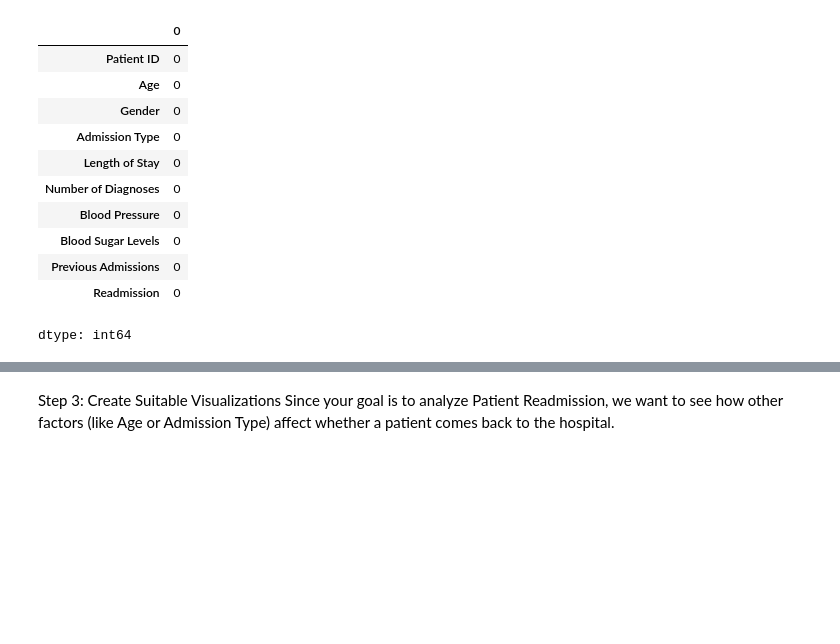
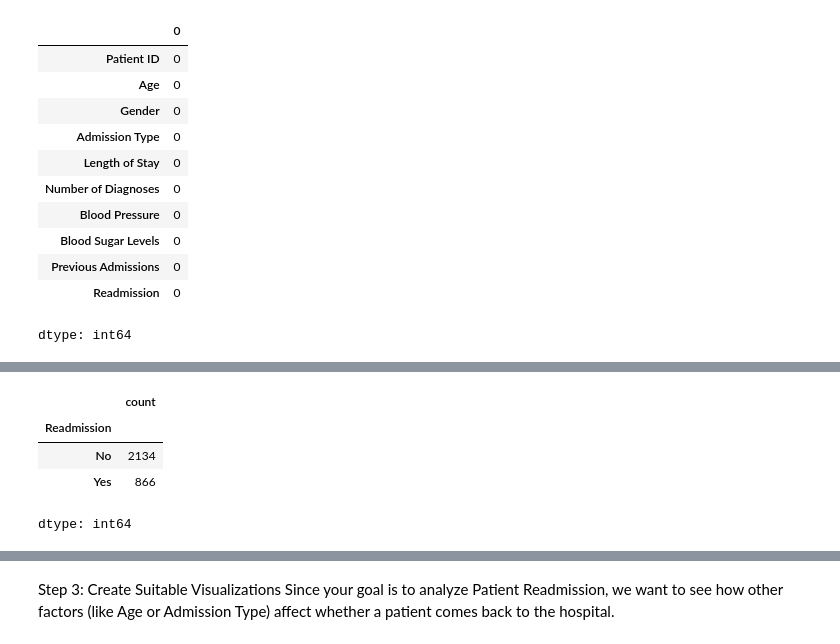
Before and after one commit to MassEgo88/Exploratory-Data-Analysis-for-Patients, a Jupyter notebook: Patient_Readmissions.ipynb, the cells around one changed output, grey strips where cells are left out. Saved outputs shown, nothing was run; the diff lists cells and outputs as text; code cells hidden in the pictures; blank space fills up the shorter version.

```diff
--- a/Patient_Readmissions.ipynb
+++ b/Patient_Readmissions.ipynb
@@ -77,0 +111,10 @@ dtype: int64
+# %%
+# Readmission Count
+## Calculate the frequency of each category within the "Readmission" column
+df['Readmission'].value_counts()
+# %% [output]
+|  | count |
+| Readmission |  |
+| No | 2134 |
+| Yes | 866 |
+dtype: int64
```
Also changed, not shown: parts of 10 cells of this notebook.
